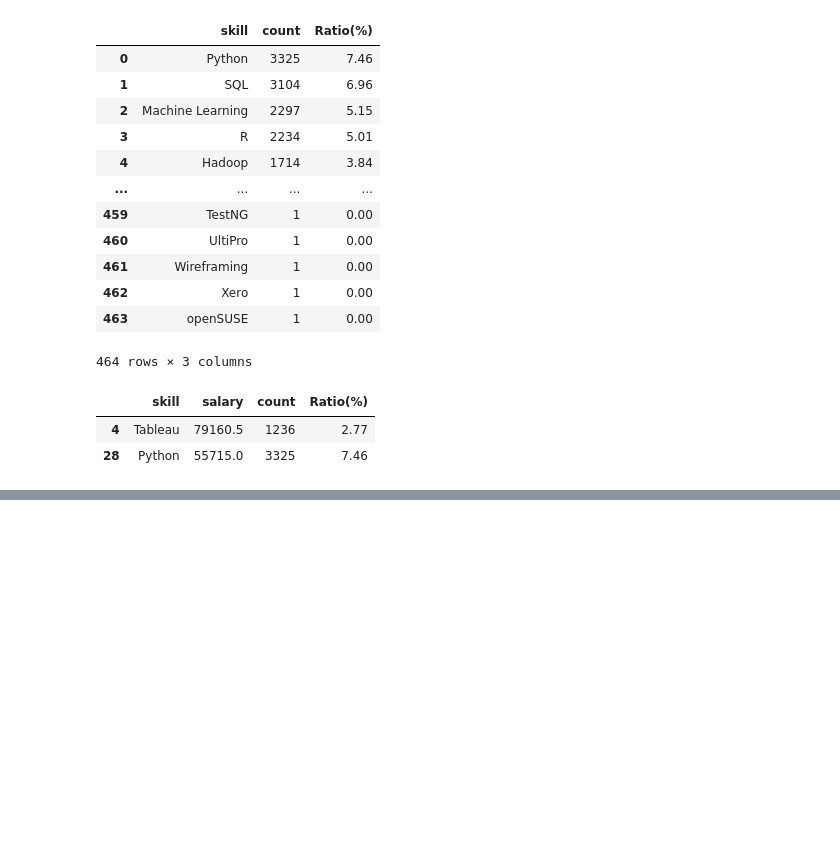
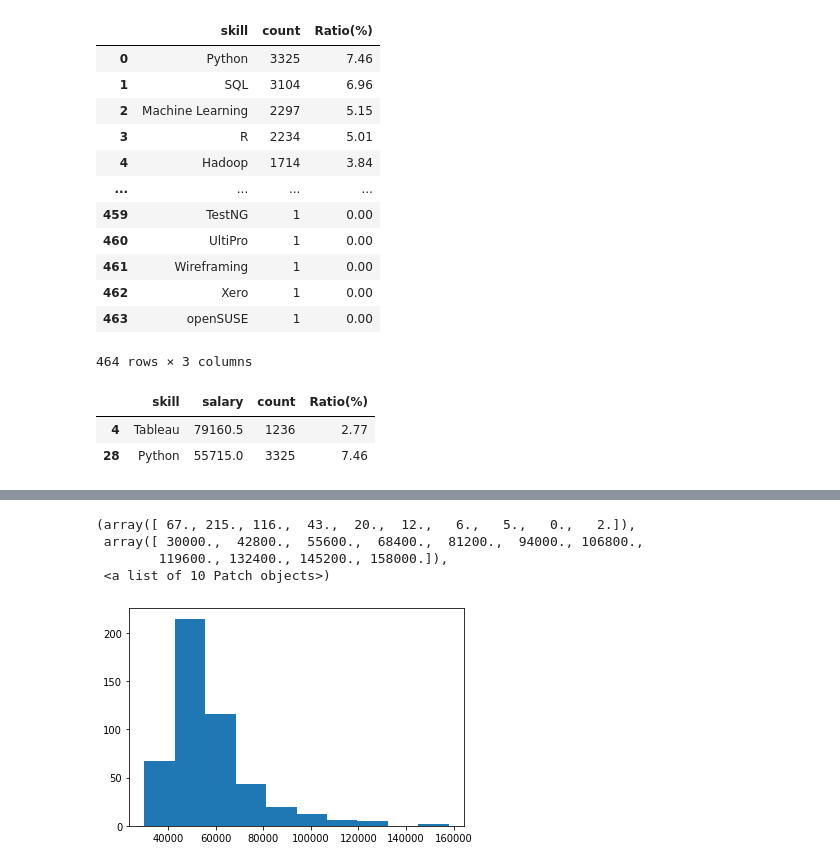
Before and after one commit to Johnnydaszhu/CapStone, a Jupyter notebook: NYC Data Skill Salary Prediction.ipynb, the cells around one changed output, grey strips where cells are left out. Cells and saved outputs as stored; diff of their text form; code cells hidden in the pictures; blank space fills up the shorter version.

Commit message:
hist

```diff
--- a/NYC Data Skill Salary Prediction.ipynb
+++ b/NYC Data Skill Salary Prediction.ipynb
@@ -250,3 +250,8 @@ single_skill_info[single_skill_info['skill'].isin(inputs_list)]
 |  | skill | salary | count | Ratio(%) |
 | 4 | Tableau | 79160.5 | 1236 | 2.77 |
 | 28 | Python | 55715.0 | 3325 | 7.46 |
+# %%
+import pandas as pd
+import matplotlib
+df=pd.read_csv('dataforflask.csv',index_col=0)
+df.head()
@@ -252,0 +265,9 @@ single_skill_info[single_skill_info['skill'].isin(inputs_list)]
+# %%
+import matplotlib.pyplot as plt
+plt.hist(df['min'], 10)
+# %% [output]
+(array([ 67., 215., 116.,  43.,  20.,  12.,   6.,   5.,   0.,   2.]),
+ array([ 30000.,  42800.,  55600.,  68400.,  81200.,  94000., 106800.,
+        119600., 132400., 145200., 158000.]),
+ <a list of 10 Patch objects>)
+[figure, added]
```
Also changed, not shown: parts of 4 cells of this notebook, 2 other files.
